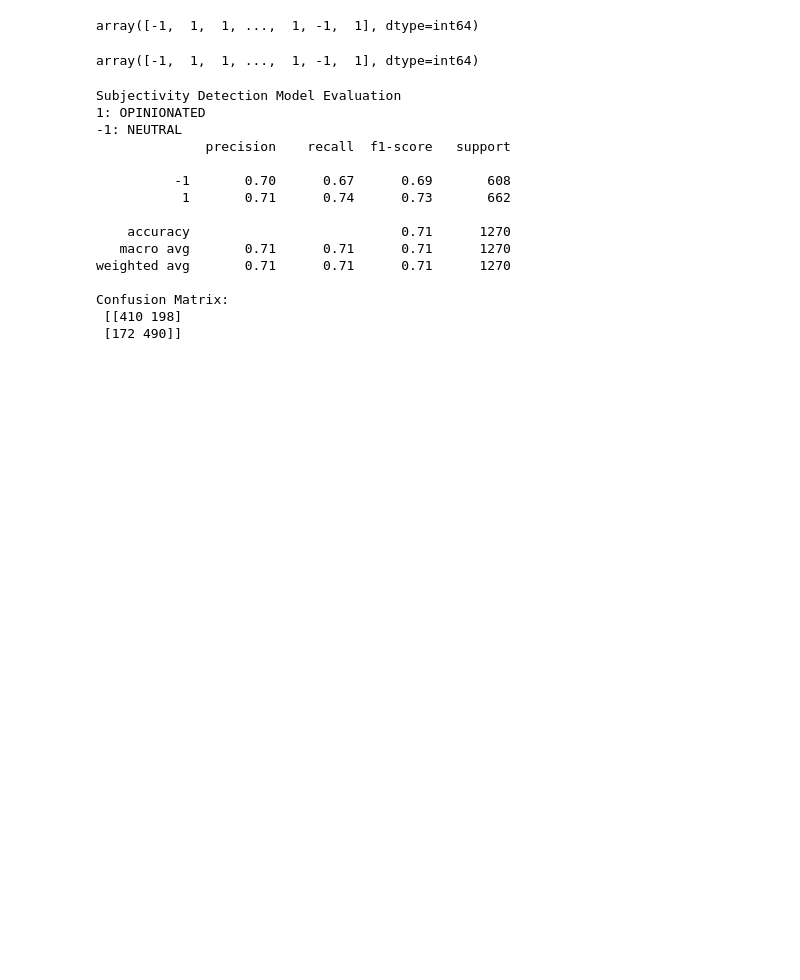
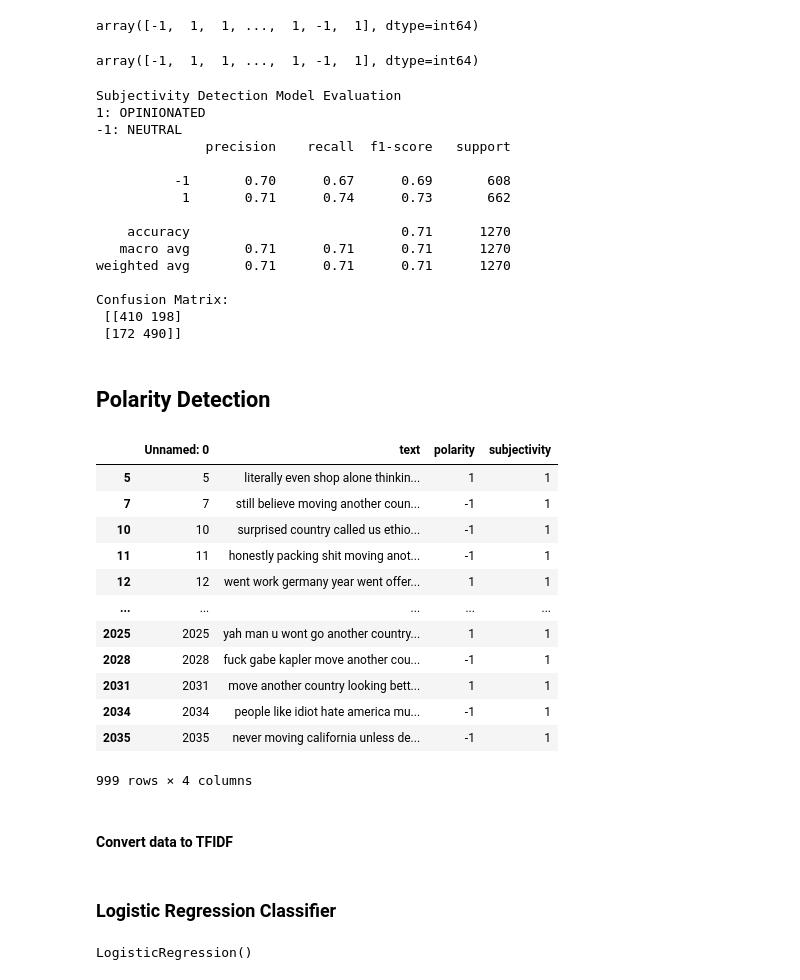
Before and after one commit to md-zaki/CZ4034_IR_Group_Project, a Jupyter notebook: models/LR.ipynb, the cells around one changed output. Cells and saved outputs as stored; diff of their text form; code cells hidden in the pictures; blank space fills up the shorter version.

Commit message:
polarity detection for all models

```diff
--- a/models/LR.ipynb
+++ b/models/LR.ipynb
@@ -104,3 +104,22 @@ weighted avg       0.71      0.71      0.71      1270
 Confusion Matrix:
  [[410 198]
  [172 490]]
+# %% [markdown]
+## Polarity Detection
+# %%
+data_polarity = data[data['polarity']!=0]
+data_polarity
+# %% [output]
+|  | Unnamed: 0 | text | polarity | subjectivity |
+| 5 | 5 | literally even shop alone thinkin... | 1 | 1 |
+| 7 | 7 | still believe moving another coun... | -1 | 1 |
+| 10 | 10 | surprised country called us ethio... | -1 | 1 |
+| 11 | 11 | honestly packing shit moving anot... | -1 | 1 |
+| 12 | 12 | went work germany year went offer... | 1 | 1 |
+| ... | ... | ... | ... | ... |
+| 2025 | 2025 | yah man u wont go another country... | 1 | 1 |
+| 2028 | 2028 | fuck gabe kapler move another cou... | -1 | 1 |
+| 2031 | 2031 | move another country looking bett... | 1 | 1 |
+| 2034 | 2034 | people like idiot hate america mu... | -1 | 1 |
+| 2035 | 2035 | never moving california unless de... | -1 | 1 |
+999 rows × 4 columns
@@ -106,0 +129,2 @@ Confusion Matrix:
+# %% [markdown]
+#### Convert data to TFIDF
@@ -106,0 +134,7 @@ Confusion Matrix:
+# %% [markdown]
+### Logistic Regression Classifier
+# %%
+lr_pol = LogisticRegression()
+lr_pol.fit(X_train_tfidf,y_train)
+# %% [output]
+LogisticRegression()
```
Also changed, not shown: parts of 8 cells of this notebook, 2 other files.
